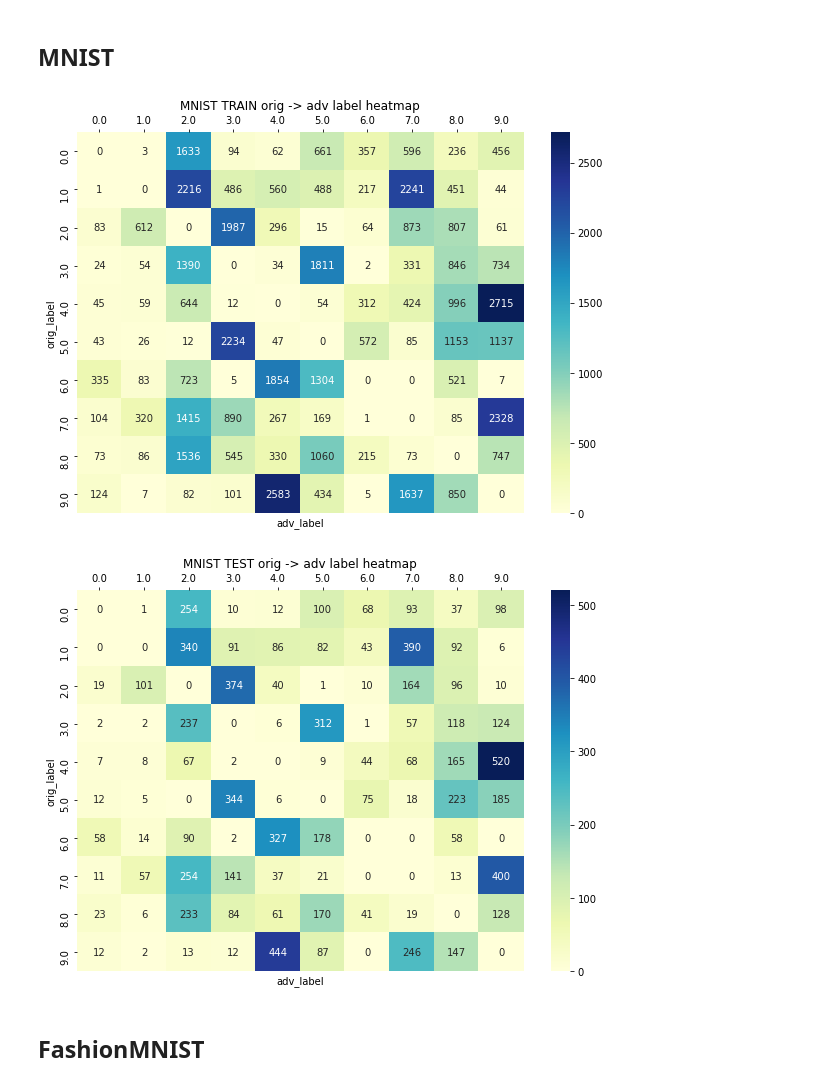
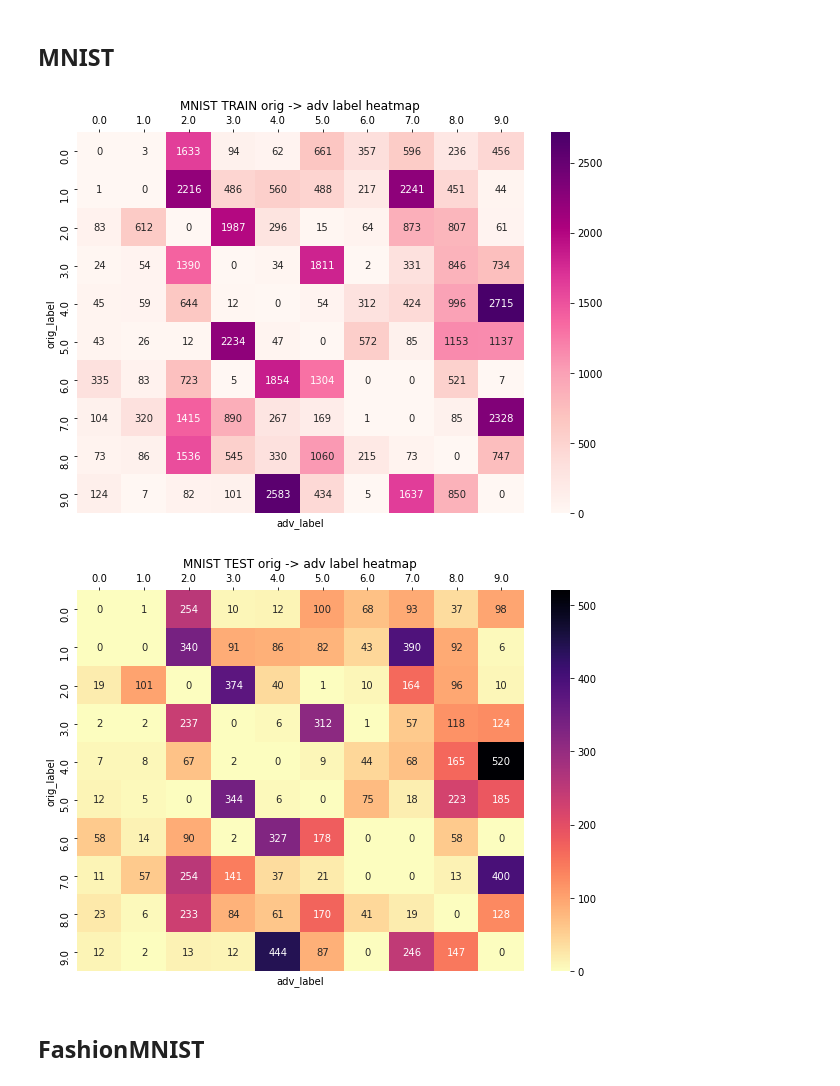
Before and after one commit to inovex/hiding-adversarial-attacks, a Jupyter notebook: notebooks/1 EDA original and adversarial class distributions -- DeepFool.ipynb, the cells around one changed output. Cells and saved outputs as stored; diff of their text form; code cells hidden in the pictures.

Commit message:
feat: update plots for original to adversarial label change

```diff
--- a/notebooks/1 EDA original and adversarial class distributions -- DeepFool.ipynb
+++ b/notebooks/1 EDA original and adversarial class distributions -- DeepFool.ipynb
@@ -469,13 +441,13 @@ fashion_mnist_test_images_orig, fashion_mnist_test_labels_orig = torch.load(os.p
 cifar10_train_images_orig, cifar10_train_labels_orig = torch.load(os.path.join(cifar10_adv_path, "training_orig.pt"))
 cifar10_est_images_orig, cifar10_test_labels_orig = torch.load(os.path.join(cifar10_adv_path, "test_orig.pt"))
 # %%
-def plot_orig_to_adv_heatmap(orig: torch.Tensor, adv: torch.Tensor, title: str = None, ticklabels = None):
+def plot_orig_to_adv_heatmap(orig: torch.Tensor, adv: torch.Tensor, title: str = None, ticklabels = None, cmap="RdPu"):
     assert len(orig) == len(adv)
     df_orig_to_adv = pd.DataFrame([orig.numpy(), adv.numpy(), np.ones(len(adv))], index=["orig_label", "adv_label", "count"]).T
     df = df_orig_to_adv.groupby(["orig_label", "adv_label"]).count().reset_index().pivot(columns='adv_label',index='orig_label',values='count').fillna(0)
     fig = plt.figure(figsize=(10, 7))
     plt.tick_params(axis='both', which='major', labelsize=10, labelbottom = False, bottom=False, top = True, labeltop=True)
-    ax = sns.heatmap(df, annot=True, fmt=".0f", cmap="YlGnBu")
+    ax = sns.heatmap(df, annot=True, fmt=".0f", cmap=cmap)
     if title is not None:
         plt.title(title)
     if ticklabels is not None:
@@ -489,11 +496,11 @@ def plot_orig_to_adv_heatmap(orig: torch.Tensor, adv: torch.Tensor, title: str =
 # %%
 plot_orig_to_adv_heatmap(mnist_train_labels_orig, mnist_train_labels_adv, title="MNIST TRAIN orig -> adv label heatmap")
 # %% [output]
-[figure, old version]
+[figure, new version]
 # %%
-plot_orig_to_adv_heatmap(mnist_test_labels_orig, mnist_test_labels_adv, title="MNIST TEST orig -> adv label heatmap")
+plot_orig_to_adv_heatmap(mnist_test_labels_orig, mnist_test_labels_adv, title="MNIST TEST orig -> adv label heatmap", cmap="magma_r")
 # %% [output]
-[figure, old version]
+[figure, new version]
 # %% [markdown]
 ## FashionMNIST
 # %% [markdown]
```
Also changed, not shown: parts of 10 cells of this notebook.
